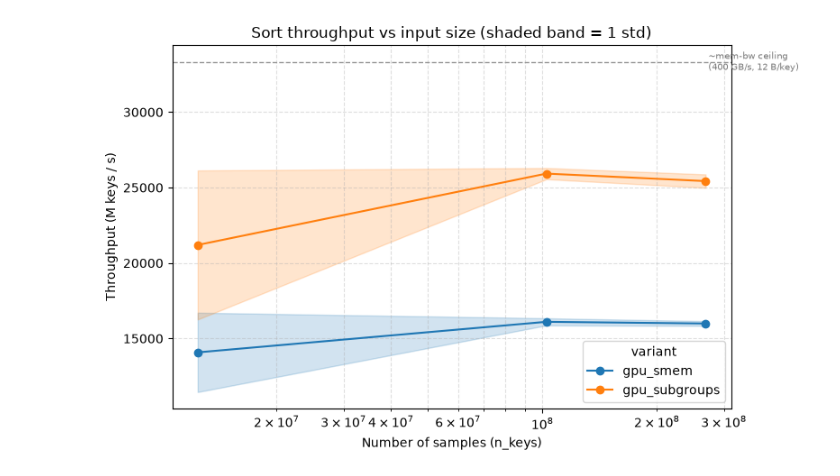
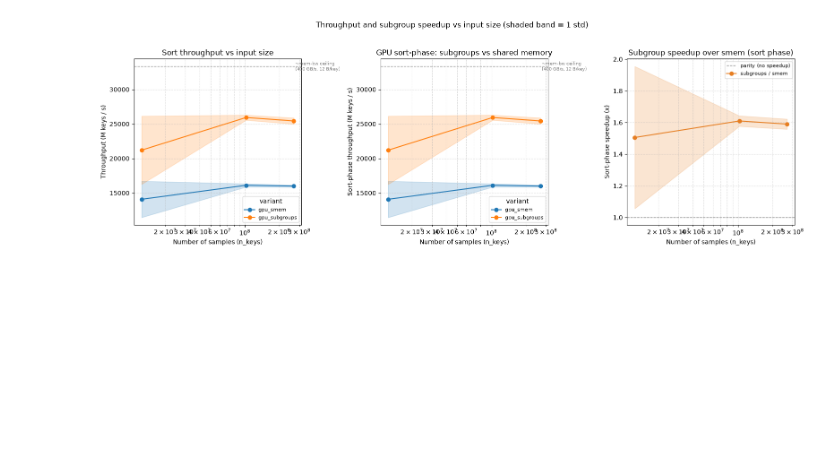
Before and after one commit to hollinwilkins/wb_segsort, a Jupyter notebook: notebooks/experiment2.ipynb, the cells around one changed output. Drawn from its saved outputs; the diff is of its cells as text; code cells hidden in the pictures; blank space fills up the shorter version.

```diff
--- a/notebooks/experiment2.ipynb
+++ b/notebooks/experiment2.ipynb
@@ -94,43 +275,69 @@ meta = pd.concat(meta_dfs, ignore_index=True)
 # %%
-# Sort throughput (keys per second) vs input size, one line per variant.
-# Compute throughput per individual run, then aggregate mean +/- std across runs.
-plot_df = data.copy()
-plot_df = plot_df.loc[plot_df["bin_sampler"] == "bin(3)"]
-plot_df["wall_time_ms"] = plot_df["wall_ns"] / 1e6
-plot_df["throughput_mkeys_s"] = plot_df["n_keys"] / (plot_df["sort_ns"] / 1e9) / 1e6
+# ===========================================================================
+# Throughput / speedup vs INPUT SIZE (n_keys) at the representative bin, three
+# views in one figure. All frames come from the PREP cell (rep_summary,
+# gpu_summary, CEIL_MKEYS); pivot_* below are cell-local temporaries.
+#   [0] all variants, sort throughput (M keys/s)
+#   [1] GPU subgroups vs smem, sort-phase throughput (M keys/s)
+#   [2] subgroups / smem speedup, with propagated 1-std band
+# Shaded bands are +/-1 std across runs; x is log (input spans ~4 decades).
+# The dashed line in [0]/[1] is the mem-bw ceiling (400 GB/s, 12 B/key); where a
+# curve pokes above it the GPU timestamp is under-counting, not real bandwidth.
+# ===========================================================================
+fig, axes = plt.subplots(1, 3, figsize=(16, 5))
 
-summary = (
-    plot_df.groupby(["variant", "n_keys"])["throughput_mkeys_s"]
-    .agg(mean="mean", std="std")
-    .reset_index()
-    .sort_values("n_keys")
-)
+# [0] all variants, sort throughput
+ax = axes[0]
+for variant, g in rep_summary.groupby("variant"):
+    line, = ax.plot(g["n_keys"], g["mean"], marker="o", label=variant)
+    ax.fill_between(g["n_keys"], g["mean"] - g["std"], g["mean"] + g["std"],
+                    color=line.get_color(), alpha=0.2)
+ax.axhline(CEIL_MKEYS, color="#999", linestyle="--", linewidth=1)
+ax.text(rep_summary["n_keys"].max(), CEIL_MKEYS, " ~mem-bw ceiling\n (400 GB/s, 12 B/key)",
+        va="center", ha="left", fontsize=7, color="#777")
+ax.set_ylabel("Throughput (M keys / s)")
+ax.set_title("Sort throughput vs input size")
+ax.legend(title="variant", fontsize=8)
 
-fig, ax = plt.subplots(figsize=(8, 5))
+# [1] GPU subgroups vs smem, sort-phase throughput
+ax = axes[1]
+for variant, g in gpu_summary.groupby("variant"):
+    line, = ax.plot(g["n_keys"], g["mean"], marker="o", label=variant)
+    ax.fill_between(g["n_keys"], g["mean"] - g["std"], g["mean"] + g["std"],
+                    color=line.get_color(), alpha=0.2)
+ax.axhline(CEIL_MKEYS, color="#999", linestyle="--", linewidth=1)
+ax.text(gpu_summary["n_keys"].max(), CEIL_MKEYS, " ~mem-bw ceiling\n (400 GB/s, 12 B/key)",
+        va="center", ha="left", fontsize=7, color="#777")
+ax.set_ylabel("Sort-phase throughput (M keys / s)")
+ax.set_title("GPU sort-phase: subgroups vs shared memory")
+ax.legend(title="variant", fontsize=8)
 
-for variant, g in summary.groupby("variant"):
-    line, = ax.plot(g["n_keys"], g["mean"], marker="o", label=variant)
-    ax.fill_between(
-        g["n_keys"], g["mean"] - g["std"], g["mean"] + g["std"],
-        color=line.get_color(), alpha=0.2,
-    )
+# [2] subgroups / smem speedup, propagated 1-std band
+ax = axes[2]
+pivot_mean = gpu_summary.pivot(index="n_keys", columns="variant", values="mean")
+pivot_std = gpu_summary.pivot(index="n_keys", columns="variant", values="std")
+ratio = pivot_mean["gpu_subgroups"] / pivot_mean["gpu_smem"]
+# Propagate uncertainty for r = a/b:  sigma_r/r = sqrt((sa/a)^2 + (sb/b)^2)
+rel_err = (
+    (pivot_std["gpu_subgroups"] / pivot_mean["gpu_subgroups"]) ** 2
+    + (pivot_std["gpu_smem"] / pivot_mean["gpu_smem"]) ** 2
+) ** 0.5
+ratio_err = ratio * rel_err
+ax.axhline(1.0, color="#888", linestyle="--", linewidth=1, label="parity (no speedup)")
+ax.plot(ratio.index, ratio.values, marker="o", color="#e67e22", label="subgroups / smem")
+ax.fill_between(ratio.index, (ratio - ratio_err).values, (ratio + ratio_err).values,
+                color="#e67e22", alpha=0.2)
+ax.set_ylabel("Sort-phase speedup (x)")
+ax.set_title("Subgroup speedup over smem (sort phase)")
+ax.legend(fontsize=8)
 
-# Hardware memory-bandwidth ceiling (400 GB/s at 12 B/key: read key + write key
-# + write value index). GPU-timestamp throughput can poke above it at small N --
-# that is the timestamp under-counting, not real super-bandwidth (see wall cells).
-CEIL_MKEYS = 400e9 / 12 / 1e6
-ax.axhline(CEIL_MKEYS, color="#999", linestyle="--", linewidth=1)
-ax.text(summary["n_keys"].max(), CEIL_MKEYS, " ~mem-bw ceiling\n (400 GB/s, 12 B/key)",
-        va="center", ha="left", fontsize=7, color="#777")
+for ax in axes:
+    ax.set_xscale("log")   # input size spans ~4 decades
+    ax.set_xlabel("Number of samples (n_keys)")
+    ax.grid(True, which="both", linestyle="--", alpha=0.4)
 
-ax.set_xscale("log")   # input size spans 4 decades
-ax.set_xlabel("Number of samples (n_keys)")
-ax.set_ylabel("Throughput (M keys / s)")
-ax.set_title("Sort throughput vs input size (shaded band = 1 std)")
-ax.grid(True, which="both", linestyle="--", alpha=0.4)
-ax.legend(title="variant")
-
+fig.suptitle("Throughput and subgroup speedup vs input size (shaded band = 1 std)", y=1.03)
 fig.tight_layout()
 plt.show()
 # %% [output]
-[figure, old version]
+[figure, new version]
```
Also changed, not shown: parts of 19 cells of this notebook, 2 other files.
